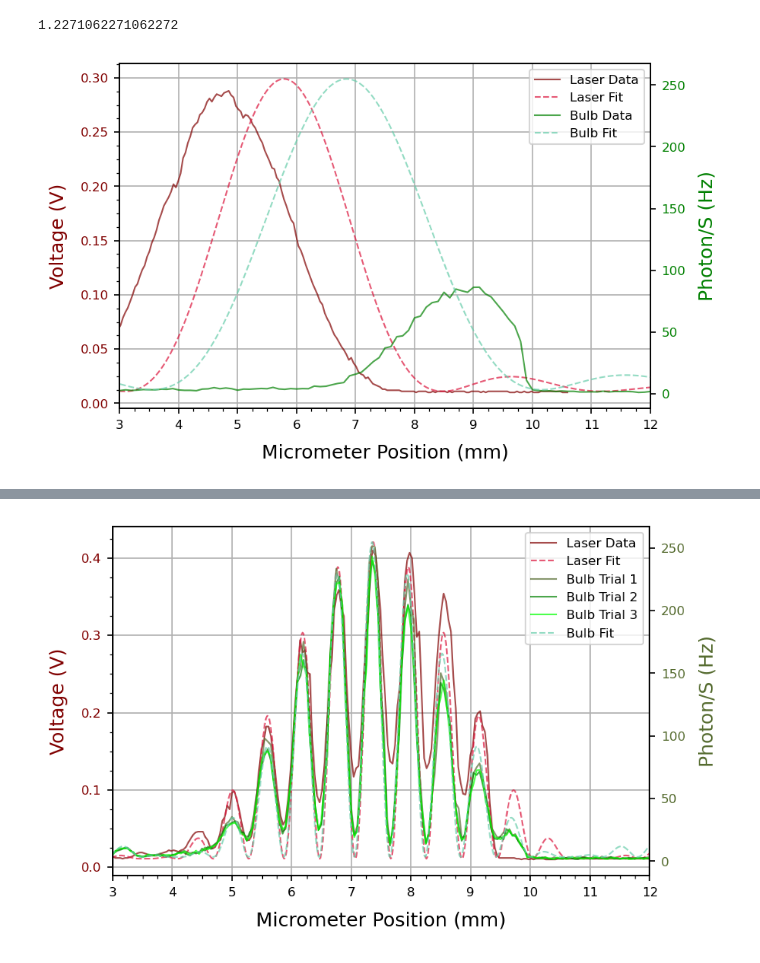
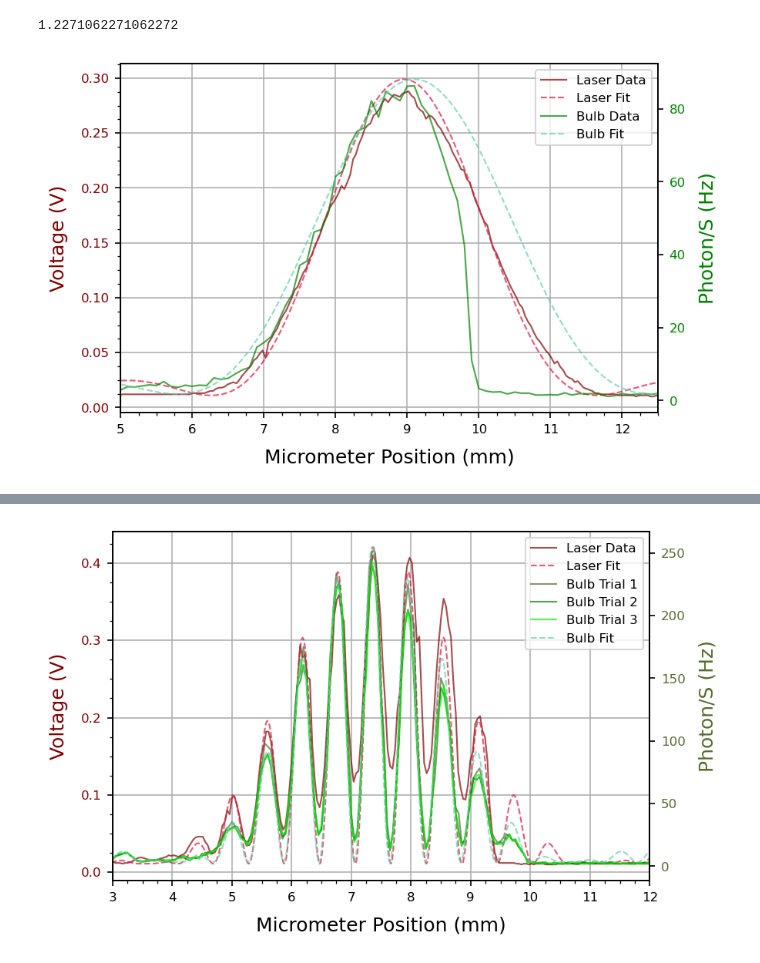
Before and after one commit to parallax-xallaraq/PHSX616, a Jupyter notebook: Lab1 - Two Slit Interference/Code/Fitting.ipynb, the cells around one changed output, grey strips where cells are left out. Saved outputs shown, nothing was run; the diff lists cells and outputs as text; code cells hidden in the pictures.

Commit message:
plot just fit lines

```diff
--- a/Lab1 - Two Slit Interference/Code/Fitting.ipynb
+++ b/Lab1 - Two Slit Interference/Code/Fitting.ipynb
@@ -209,37 +221,39 @@ print(lamRatio_redgreen)
 # %% [output]
 1.2271062271062272
 # %%
-# get laser fit
-xfit_laser = GetX()
-yfit_laser = I_v2(xfit_laser, tables['Laser 1s']['I0'], tables['Laser 1s']['Beta'], tables['Laser 1s']['Alpha'])
-# get bulb fit
-xfit_bulb = GetX()
-yfit_bulb = I_v2(xfit_bulb, I0avg, tables['Bulb 1s']['Beta'], tables['Bulb 1s']['Alpha'])
+def Go() :
+    # get laser fit
+    xfit_laser = GetX()
+    yfit_laser = I_v2(xfit_laser, tables['Laser 1s']['I0'], tables['Laser 1s']['Beta'], tables['Laser 1s']['Alpha'])
+    # get bulb fit
+    xfit_bulb = GetX()
+    yfit_bulb = I_v2(xfit_bulb, tables['Bulb 1s']['I0'], tables['Bulb 1s']['Beta'], tables['Bulb 1s']['Alpha'])
 
-# plot
-myplt.PlotMultiXY_DualY(
-    # y axis 1
-    x_ax1       = [ tables['Laser 1s']['Micrometer Position (mm)']/(lamRatio_redgreen),
-                    (xfit_laser + GetXShift(tables, 'Laser 2s', 'Micrometer Position (mm)', 'Voltage (V)'))/(lamRatio_redgreen)],
-    y_ax1       = [ tables['Laser 1s']['Voltage (V)'],
-                    yfit_laser + GetYShift(tables, 'Laser 2s', 'Voltage (V)')],
-    ylab_ax1    = 'Voltage (V)',
-    color_ax1   = ['maroon', 'crimson'],
-    linestyle_ax1 = ['-','--'],
-    legend_ax1  = ['Laser Data', 'Laser Fit'],
-    # y axis 2
-    x_ax2       = [ tables['Bulb 1s']['Micrometer Position (mm)'],
-                    xfit_bulb + GetXShift(tables, expKey, 'Micrometer Position (mm)', 'Photon/S (Hz)')],
-    y_ax2       = [ tables['Bulb 1s']['Photon/S (Hz)'],
-                    yfit_bulb + GetYShift(tables, expKey, 'Photon/S (Hz)') ],
-    ylab_ax2    ='Photon/S (Hz)',
-    color_ax2   = ['green','mediumaquamarine' ],
-    linestyle_ax2 = ['-','--'],
-    legend_ax2  = ['Bulb Data', 'Bulb Fit'],
-    # shared properties
-    xlab        = 'Micrometer Position (mm)',
-    xlim        = [3,12],
-    # fileName    = path_fig + 'Fit_Laser1s_Bulb1s.png'
-)
+    # plot
+    myplt.PlotMultiXY_DualY(
+        # y axis 1
+        x_ax1       = [ tables['Laser 1s']['Micrometer Position (mm)']/(lamRatio_redgreen) + 4.17,
+                        (xfit_laser + GetXShift(tables, 'Laser 2s', 'Micrometer Position (mm)', 'Voltage (V)'))/(lamRatio_redgreen) + 4.17 - 1],
+        y_ax1       = [ tables['Laser 1s']['Voltage (V)'],
+                        yfit_laser + GetYShift(tables, 'Laser 2s', 'Voltage (V)')],
+        ylab_ax1    = 'Voltage (V)',
+        color_ax1   = ['maroon', 'crimson'],
+        linestyle_ax1 = ['-','--'],
+        legend_ax1  = ['Laser Data', 'Laser Fit'],
+        # y axis 2
+        x_ax2       = [ tables['Bulb 1s']['Micrometer Position (mm)'],
+                        xfit_bulb + GetXShift(tables, 'Bulb 1s', 'Micrometer Position (mm)', 'Photon/S (Hz)')],
+        y_ax2       = [ tables['Bulb 1s']['Photon/S (Hz)'],
+                        yfit_bulb + GetYShift(tables, 'Bulb 1s', 'Photon/S (Hz)') ],
+        ylab_ax2    ='Photon/S (Hz)',
+        color_ax2   = ['green','mediumaquamarine' ],
+        linestyle_ax2 = ['-','--'],
+        legend_ax2  = ['Bulb Data', 'Bulb Fit'],
+        # shared properties
+        xlab        = 'Micrometer Position (mm)',
+        xlim        = [5,12.5],
+        fileName    = path_fig + 'Fit_Laser1s_Bulb1s.png'
+    )
+Go()
 # %% [output]
-[figure, old version]
+[figure, new version]
```
Also changed, not shown: parts of 7 cells of this notebook, 3 other files.
